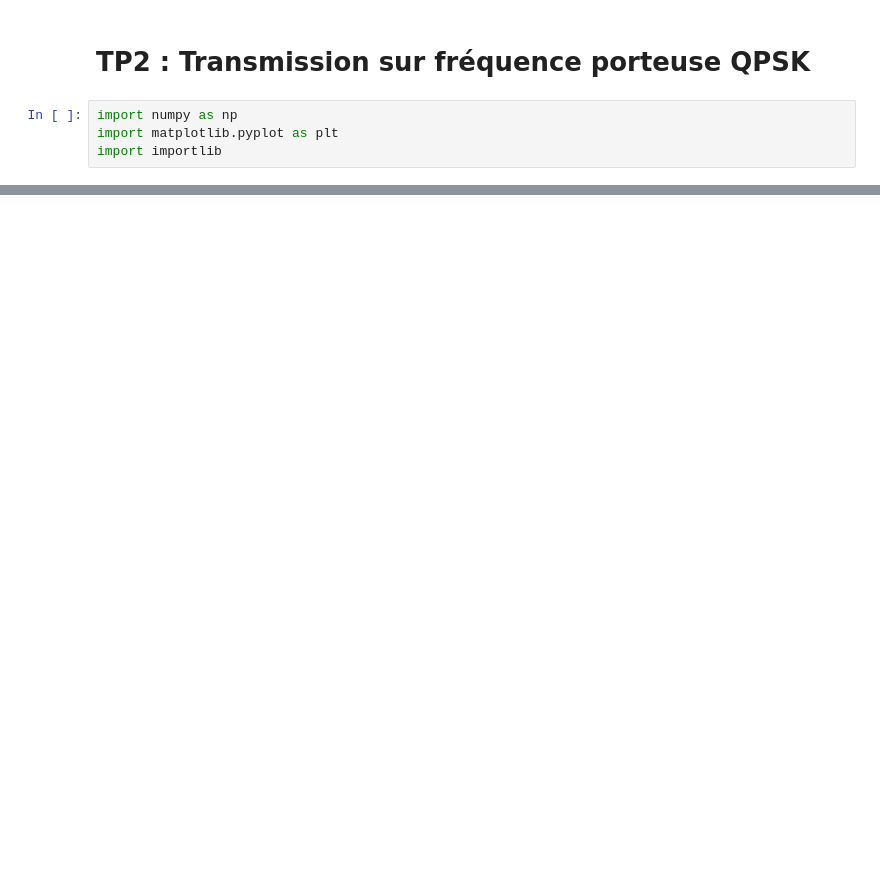
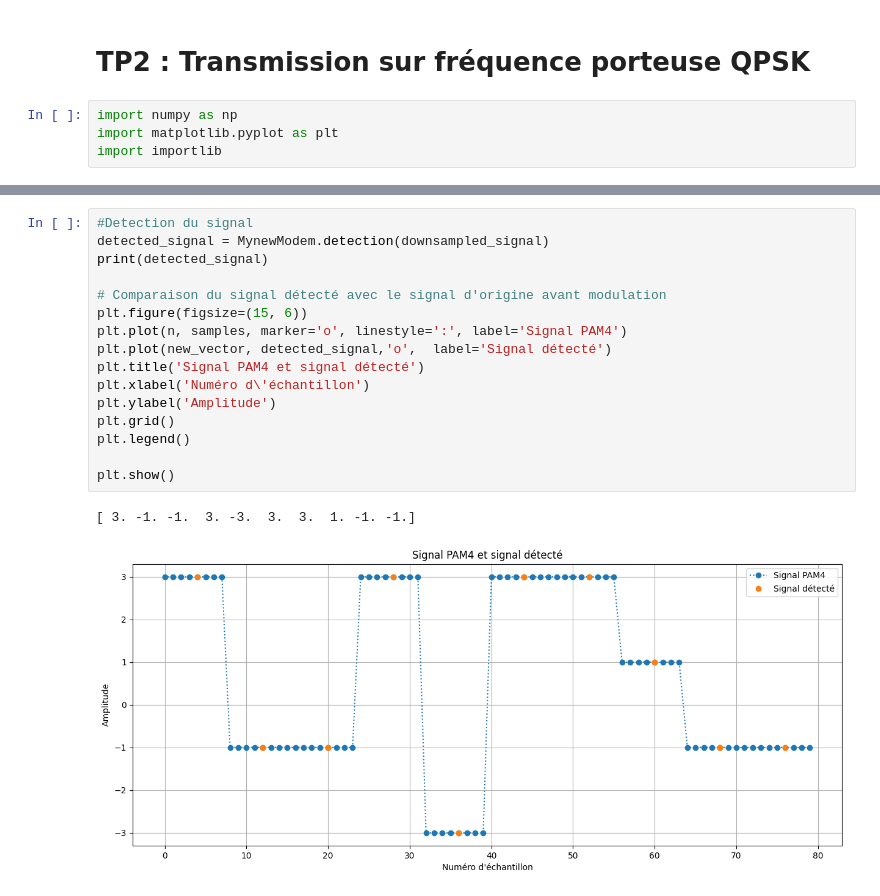
Before and after one commit to NergYR/TP_RT3R05, a Jupyter notebook: TP2_Transmission_sur_fréquence_porteuse_QPSK_LT.ipynb, the cells around one changed output, grey strips where cells are left out. Cells and saved outputs as stored; diff of their text form; blank space fills up the shorter version.

```diff
--- a/TP2_Transmission_sur_fréquence_porteuse_QPSK_LT.ipynb
+++ b/TP2_Transmission_sur_fréquence_porteuse_QPSK_LT.ipynb
@@ -124,0 +144,19 @@ plt.show()
+# %%
+#Detection du signal
+detected_signal = MynewModem.detection(downsampled_signal)
+print(detected_signal)
+
+# Comparaison du signal détecté avec le signal d'origine avant modulation
+plt.figure(figsize=(15, 6))
+plt.plot(n, samples, marker='o', linestyle=':', label='Signal PAM4')
+plt.plot(new_vector, detected_signal,'o',  label='Signal détecté')
+plt.title('Signal PAM4 et signal détecté')
+plt.xlabel('Numéro d\'échantillon')
+plt.ylabel('Amplitude')
+plt.grid()
+plt.legend()
+
+plt.show()
+# %% [output]
+[ 3. -1. -1.  3. -3.  3.  3.  1. -1. -1.]
+[figure, added]
```
Also changed, not shown: parts of 8 cells of this notebook, 1 other file.
